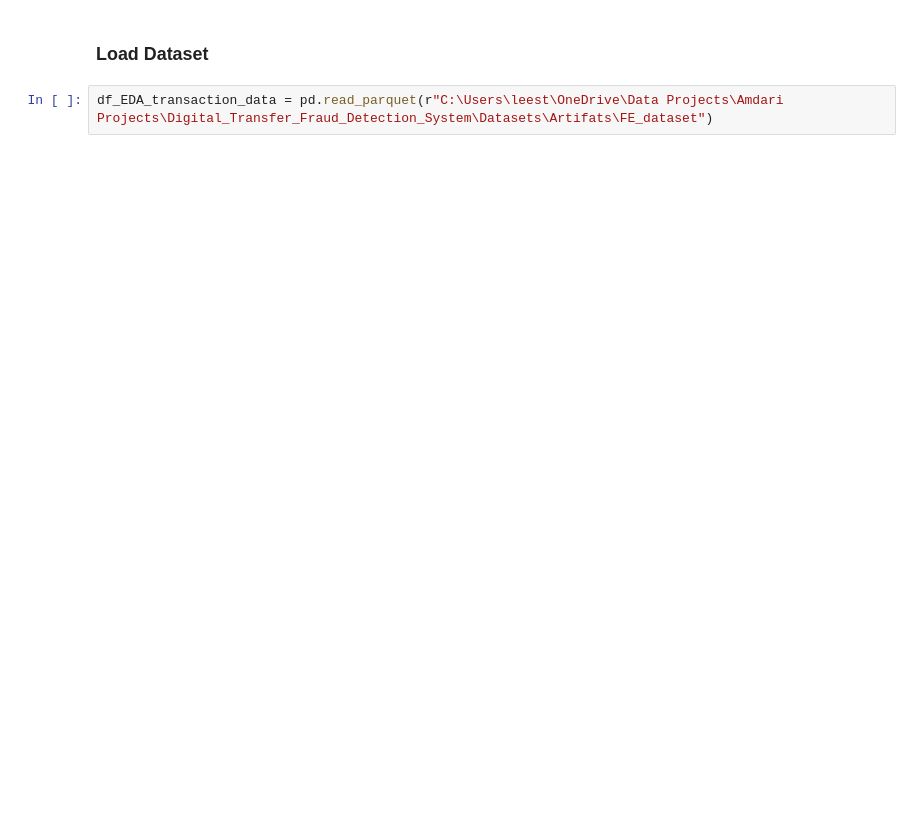
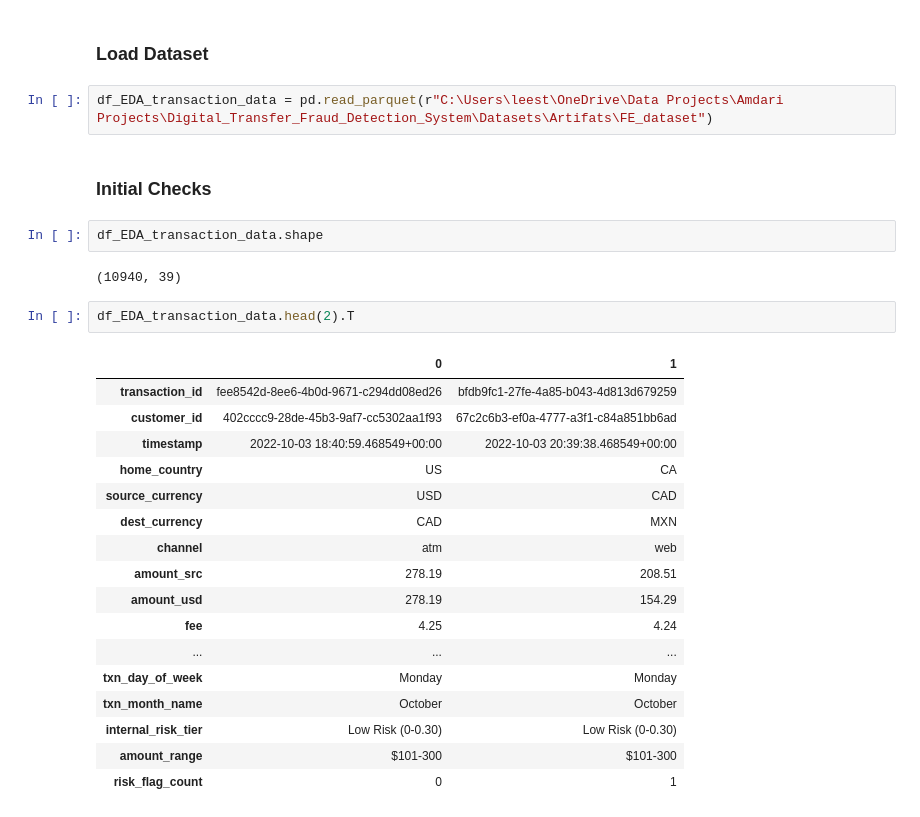
Before and after one commit to LeesiElekwa/Digital_Transfer_Fraud_Detection_System, a Jupyter notebook: Notebooks/FeatureEngineering.ipynb, the cells around one changed output. Drawn from its saved outputs; the diff is of its cells as text; blank space fills up the shorter version.

```diff
--- a/Notebooks/FeatureEngineering.ipynb
+++ b/Notebooks/FeatureEngineering.ipynb
@@ -23,3 +47,29 @@ from sklearn.pipeline import Pipeline
 ### Load Dataset
 # %%
 df_EDA_transaction_data = pd.read_parquet(r"C:\Users\leest\OneDrive\Data Projects\Amdari Projects\Digital_Transfer_Fraud_Detection_System\Datasets\Artifats\FE_dataset")
+# %% [markdown]
+### Initial Checks
+# %%
+df_EDA_transaction_data.shape
+# %% [output]
+(10940, 39)
+# %%
+df_EDA_transaction_data.head(2).T
+# %% [output]
+|  | 0 | 1 |
+| transaction_id | fee8542d-8ee6-4b0d-9671-c294dd08ed26 | bfdb9fc1-27fe-4a85-b043-4d813d679259 |
+| customer_id | 402cccc9-28de-45b3-9af7-cc5302aa1f93 | 67c2c6b3-ef0a-4777-a3f1-c84a851bb6ad |
+| timestamp | 2022-10-03 18:40:59.468549+00:00 | 2022-10-03 20:39:38.468549+00:00 |
+| home_country | US | CA |
+| source_currency | USD | CAD |
+| dest_currency | CAD | MXN |
+| channel | atm | web |
+| amount_src | 278.19 | 208.51 |
+| amount_usd | 278.19 | 154.29 |
+| fee | 4.25 | 4.24 |
+| ... | ... | ... |
+| txn_day_of_week | Monday | Monday |
+| txn_month_name | October | October |
+| internal_risk_tier | Low Risk (0-0.30) | Low Risk (0-0.30) |
+| amount_range | $101-300 | $101-300 |
+| risk_flag_count | 0 | 1 |
```
Also changed, not shown: parts of 20 cells of this notebook.
